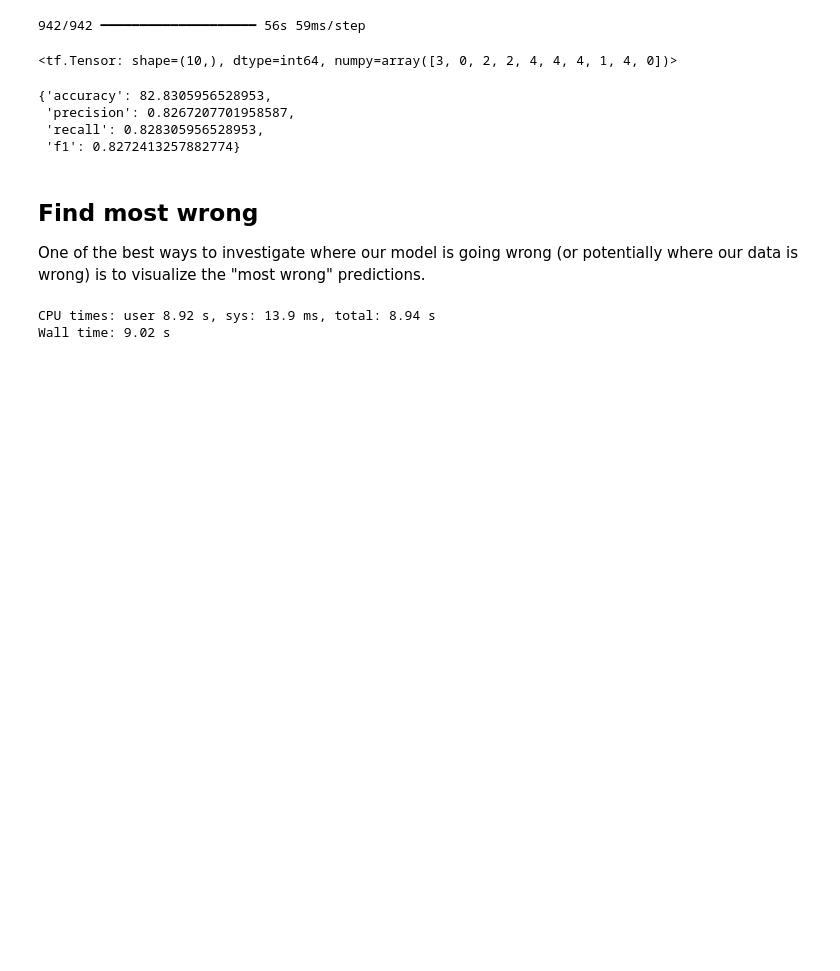
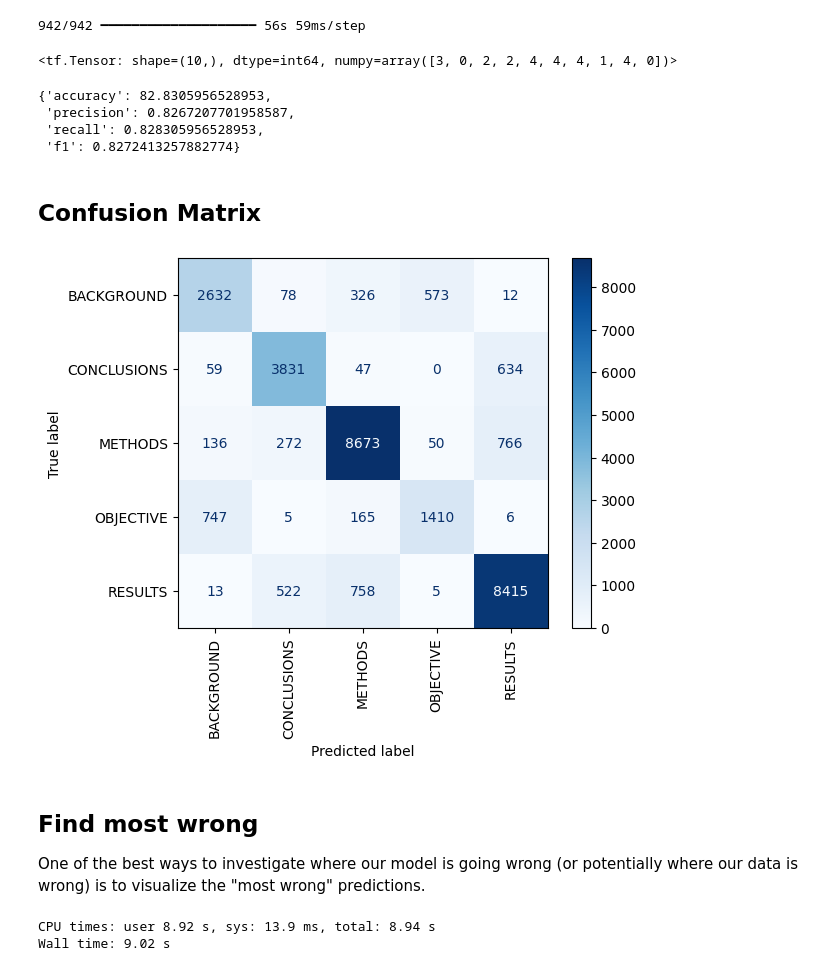
Before and after one commit to masrik-dev/Deep-Learning-with-TensorFlow-and-Python, a Jupyter notebook: 09_SkimLit_nlp_milestone_project_2.ipynb, the cells around one changed output. Cells and saved outputs as stored; diff of their text form; code cells hidden in the pictures; blank space fills up the shorter version.

```diff
--- a/09_SkimLit_nlp_milestone_project_2.ipynb
+++ b/09_SkimLit_nlp_milestone_project_2.ipynb
@@ -1750,6 +1750,16 @@ loaded_model_test_results
  'precision': 0.8267207701958587,
  'recall': 0.828305956528953,
  'f1': 0.8272413257882774}
+# %% [markdown]
+## Confusion Matrix
+# %%
+from sklearn.metrics import ConfusionMatrixDisplay, confusion_matrix
+
+cm = confusion_matrix(y_true=test_labels_encoded, y_pred=test_preds)
+disp = ConfusionMatrixDisplay(confusion_matrix=cm, display_labels=class_names)
+disp.plot(cmap="Blues", xticks_rotation="vertical");
+# %% [output]
+[figure, added]
 # %% [markdown]
 ## Find most wrong
 
```
Also changed, not shown: parts of 14 cells of this notebook.
